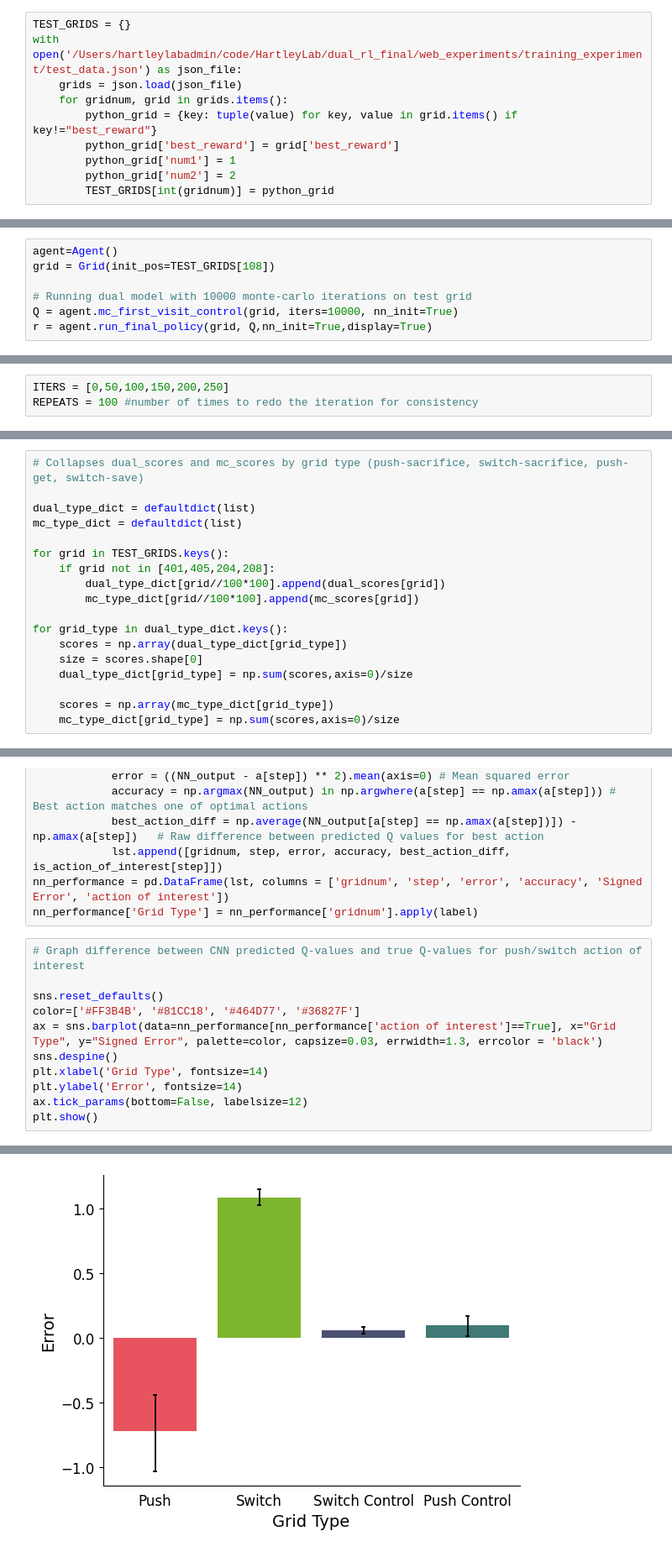
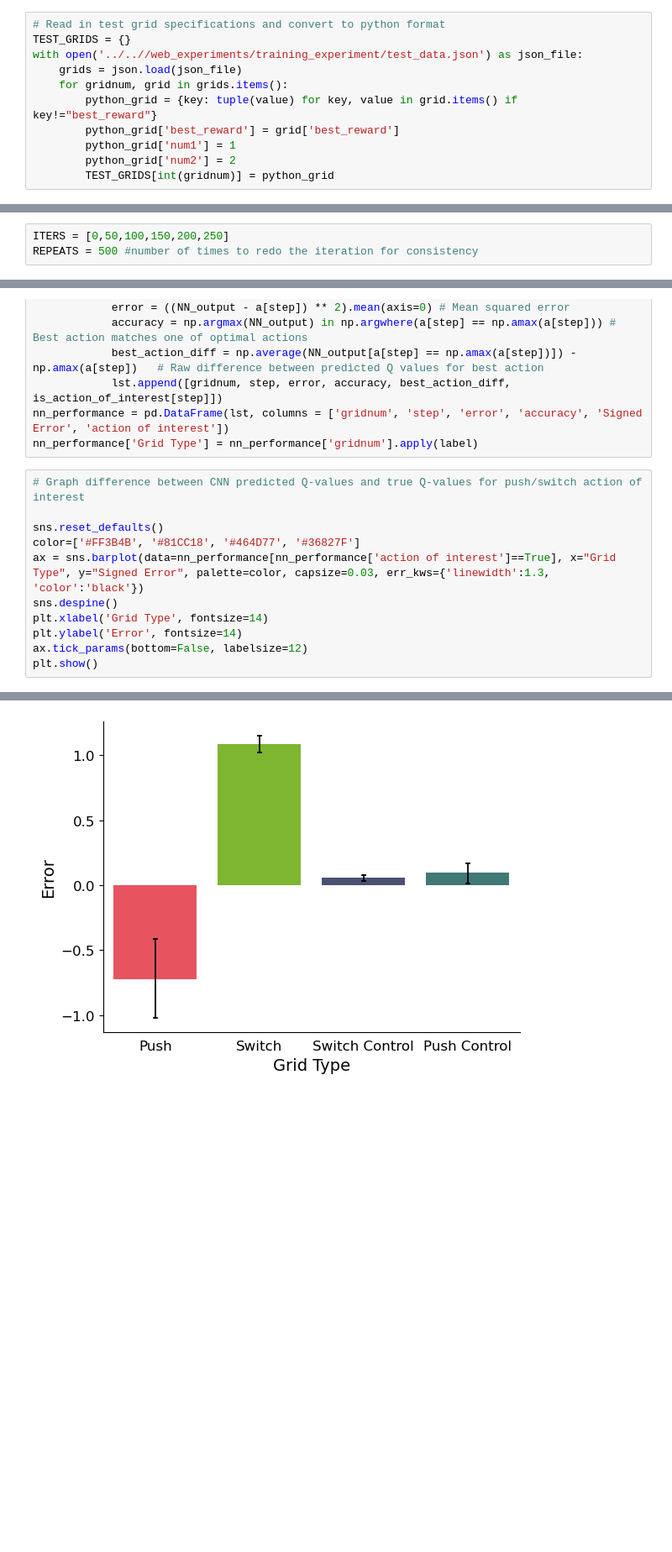
Before and after one commit to Alice2hang/RL_trolley_puzzles, a Jupyter notebook: dual_model/src/dual_model_analysis.ipynb, the cells around one changed output, grey strips where cells are left out. Shown: that part at 84% size. Saved outputs shown, nothing was run; the diff lists cells and outputs as text; blank space fills up the shorter version.

```diff
--- a/dual_model/src/dual_model_analysis.ipynb
+++ b/dual_model/src/dual_model_analysis.ipynb
@@ -20,8 +19,9 @@ The following test grids are the same as those presented to humans in behavioral
 300s - switch control
 400s - push control
 # %%
+# Read in test grid specifications and convert to python format
 TEST_GRIDS = {}
-with open('/Users/hartleylabadmin/code/HartleyLab/dual_rl_final/web_experiments/training_experiment/test_data.json') as json_file:
+with open('../..//web_experiments/training_experiment/test_data.json') as json_file:
     grids = json.load(json_file)
     for gridnum, grid in grids.items():
         python_grid = {key: tuple(value) for key, value in grid.items() if key!="best_reward"}
@@ -34,7 +31,0 @@ The following example shows how to use the Agent to solve a given test grid.
-# %%
-agent=Agent()
-grid = Grid(init_pos=TEST_GRIDS[108])
-
-# Running dual model with 10000 monte-carlo iterations on test grid
-Q = agent.mc_first_visit_control(grid, iters=10000, nn_init=True)
-r = agent.run_final_policy(grid, Q,nn_init=True,display=True)
@@ -62,6 +35,6 @@ We probe the models defined in `agent.py` by presenting the grids defined in `TE
 Specifically, we compare the dual-model (with Q-values initialized by neural network predictions) to the classic monte-carlo model
 # %%
 ITERS = [0,50,100,150,200,250]
-REPEATS = 100 #number of times to redo the iteration for consistency
+REPEATS = 500 #number of times to redo the iteration for consistency
 # %%
 # Code used to simulate dual and MC agent runs over different number of iterations and save data to pickle
@@ -109,18 +64,0 @@ with open('model_sim_data.p', 'rb') as fp:
-# %%
-# Collapses dual_scores and mc_scores by grid type (push-sacrifice, switch-sacrifice, push-get, switch-save)
-
-dual_type_dict = defaultdict(list)
-mc_type_dict = defaultdict(list)
-
-for grid in TEST_GRIDS.keys():
-    if grid not in [401,405,204,208]:
-        dual_type_dict[grid//100*100].append(dual_scores[grid])
-        mc_type_dict[grid//100*100].append(mc_scores[grid])
-
-for grid_type in dual_type_dict.keys():
-    scores = np.array(dual_type_dict[grid_type])
-    size = scores.shape[0]
-    dual_type_dict[grid_type] = np.sum(scores,axis=0)/size
-
-    scores = np.array(mc_type_dict[grid_type])
-    mc_type_dict[grid_type] = np.sum(scores,axis=0)/size
@@ -230,7 +165,7 @@ nn_performance['Grid Type'] = nn_performance['gridnum'].apply(label)
 
 sns.reset_defaults()
 color=['#FF3B4B', '#81CC18', '#464D77', '#36827F']
-ax = sns.barplot(data=nn_performance[nn_performance['action of interest']==True], x="Grid Type", y="Signed Error", palette=color, capsize=0.03, errwidth=1.3, errcolor = 'black')
+ax = sns.barplot(data=nn_performance[nn_performance['action of interest']==True], x="Grid Type", y="Signed Error", palette=color, capsize=0.03, err_kws={'linewidth':1.3, 'color':'black'})
 sns.despine()
 plt.xlabel('Grid Type', fontsize=14)
 plt.ylabel('Error', fontsize=14)
@@ -240 +178 @@ plt.show()
-[figure, old version]
+[figure, new version]
```
Also changed, not shown: parts of 16 cells of this notebook, 15 other files.
